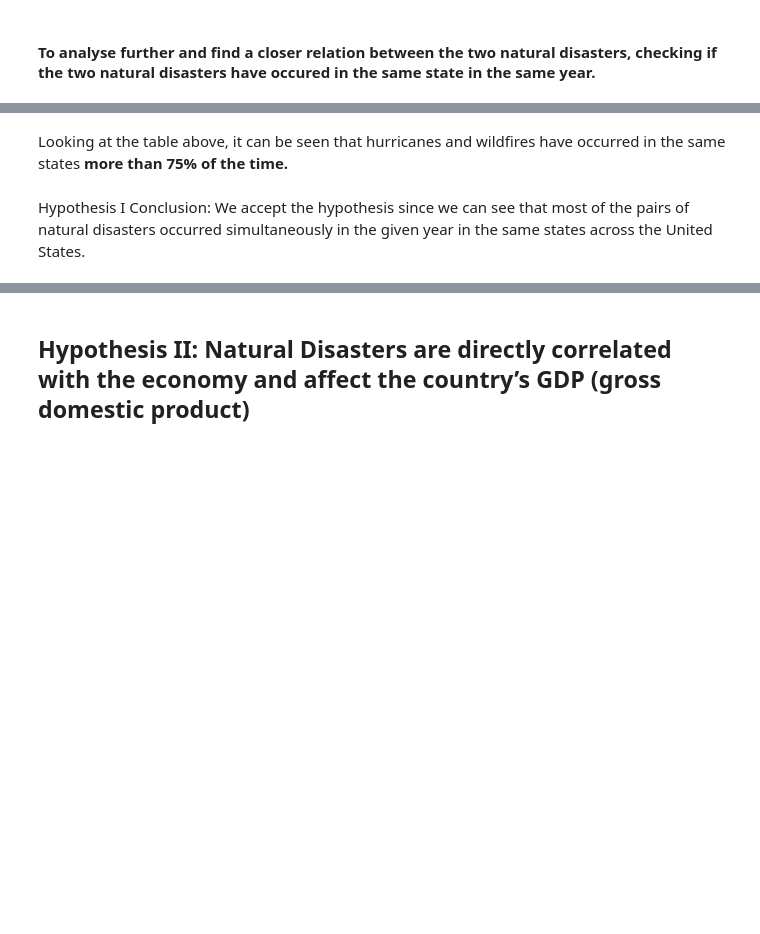
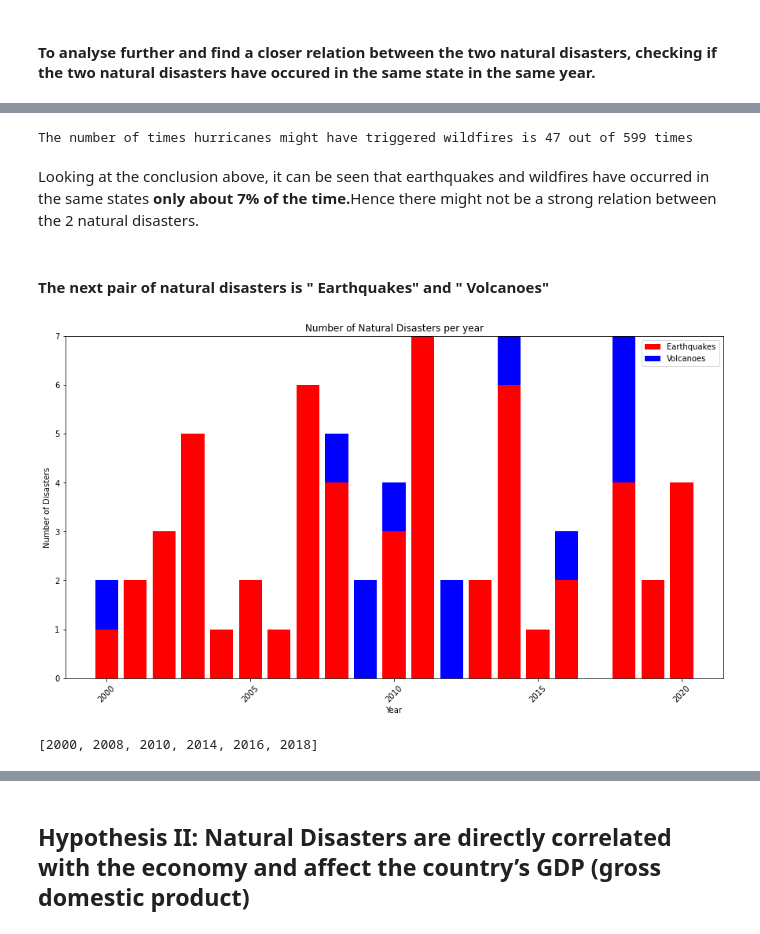
Before and after one commit to resh-chh/2021Fall_finals, a Jupyter notebook: Natural_Disasters_and_its_Economic_Impacts_in_the_US.ipynb, the cells around one changed output, grey strips where cells are left out. Saved outputs shown, nothing was run; the diff lists cells and outputs as text; code cells hidden in the pictures; blank space fills up the shorter version.

```diff
--- a/Natural_Disasters_and_its_Economic_Impacts_in_the_US.ipynb
+++ b/Natural_Disasters_and_its_Economic_Impacts_in_the_US.ipynb
@@ -216,4 +274,23 @@ display(state_wise_disasters)
+# %%
+no_of_occurrence = len(disaster_days_apart)
+total_occurrence = state_wise_disasters['Hurricanes'].sum()
+print("The number of times hurricanes might have triggered wildfires is {} out of {} times".format(no_of_occurrence, total_occurrence))
+# %% [output]
+The number of times hurricanes might have triggered wildfires is 47 out of 599 times
 # %% [markdown]
-Looking at the table above, it can be seen that hurricanes and wildfires have occurred in the same states <b>more than 75% of the time.</b>
+Looking at the conclusion above, it can be seen that earthquakes and wildfires have occurred in the same states <b>only about 7% of the time.</b>Hence there might not be a strong relation between the 2 natural disasters.
-# %% [markdown]
-Hypothesis I Conclusion: We accept the hypothesis since we can see that most of the pairs of natural disasters occurred simultaneously in the given year in the same states across the United States.
+# %% [markdown]
+#### The next pair of natural disasters is " Earthquakes" and " Volcanoes"
+# %%
+# plot the graph to show the occurrence of earthquakes and tsunamis each year from 2000-2021
+# yearly_event_count_summary.reset_index(inplace=True)
+plot_yearwise_stacked_bar_graph(yearly_event_count_summary, 'Earthquakes', 'Volcanoes')
+# %% [output]
+[figure, added]
+# %%
+# find the list of years in which earthquakes and tsunamis occurred at the same time
+event_list = ['Earthquakes', 'Volcanoes']
+disaster_years = find_combined_disaster_year(event_list, yearly_event_count_summary)
+print(disaster_years)
+# %% [output]
+[2000, 2008, 2010, 2014, 2016, 2018]
```
Also changed, not shown: parts of 23 cells of this notebook, 1 other file.
